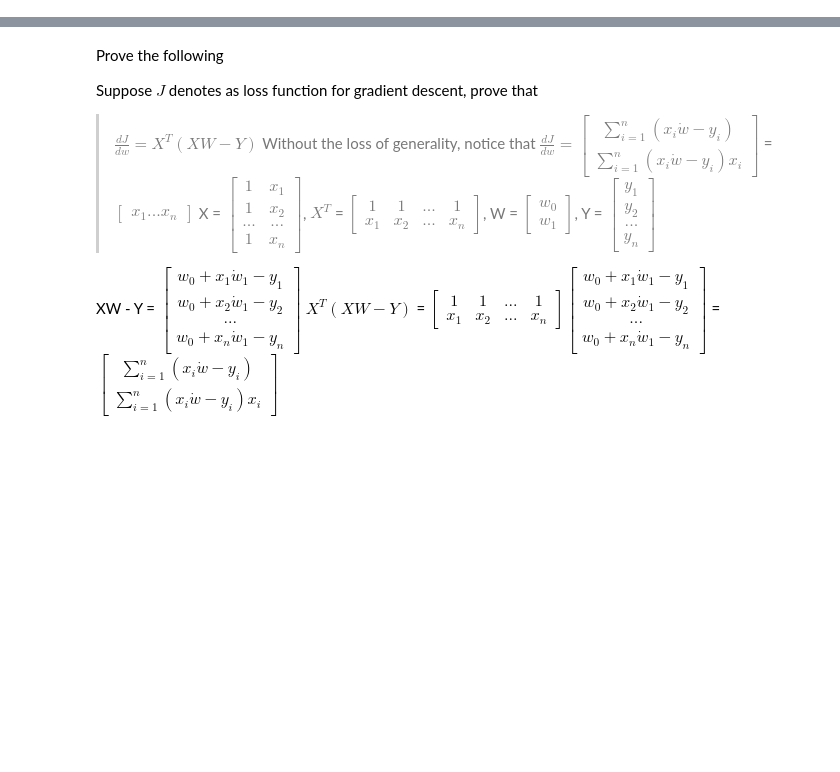
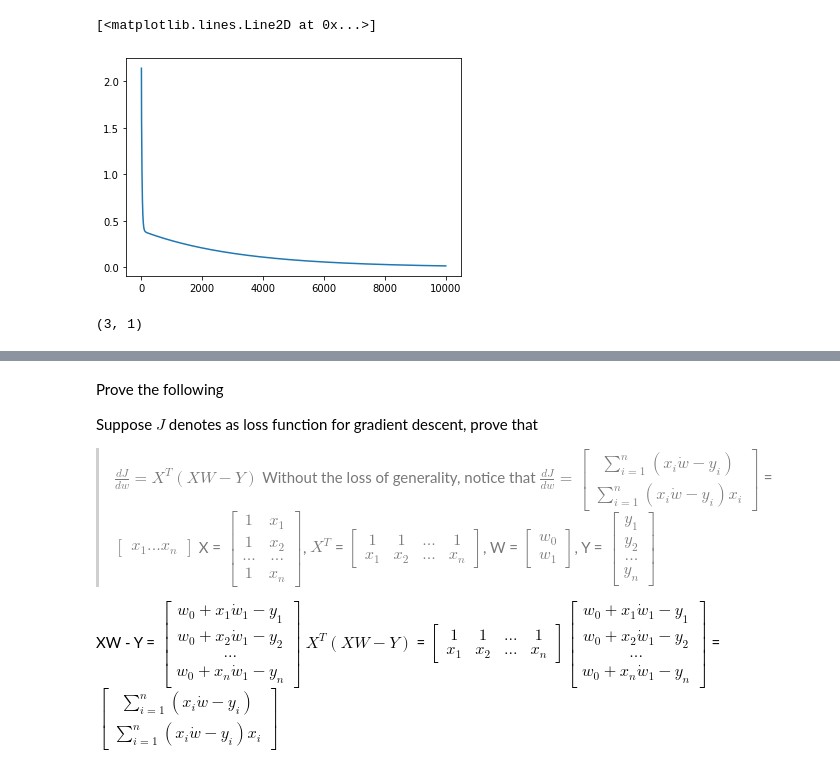
Before and after one commit to chuducthang77/Machine-Learning-tutorials-and-notes, a Jupyter notebook: Hw1.ipynb, the cells around one changed output, grey strips where cells are left out. Saved outputs shown, nothing was run; the diff lists cells and outputs as text; code cells hidden in the pictures; blank space fills up the shorter version.

```diff
--- a/Hw1.ipynb
+++ b/Hw1.ipynb
@@ -78,0 +71,30 @@ plt.plot(NewSquarePrediction)
+# %%
+squaredata = pd.read_csv('/content/drive/MyDrive/Machine Learning/2. Linear regression/data_square.csv').values
+N = squaredata.shape[0]
+col = squaredata.shape[1]
+x1 = squaredata[:,:-1].reshape(-1,col-1)
+x2 = x1*x1
+one_col = np.ones(N).reshape(-1,1)
+Y = squaredata[:,-1].reshape(-1,1)
+#Preprocess the data
+coefficient = Y.max()
+x1 = x1/x1.max()
+x2 = x2/x2.max()
+Y = Y/coefficient
+X = np.concatenate((one_col, x1, x2), axis=1)
+# %%
+#Obtain the weight and square cost
+epochs = 10000
+lr = 0.01
+squareweight, squarecost = GD(X, Y, epochs, lr)
+# %%
+#Plot the cost
+plt.plot(squarecost)
+# %% [output]
+[<matplotlib.lines.Line2D at 0x...>]
+[figure, added]
+# %%
+#Print the obtained weight
+print(squareweight.shape)
+# %% [output]
+(3, 1)
```
Also changed, not shown: parts of 4 cells of this notebook.
